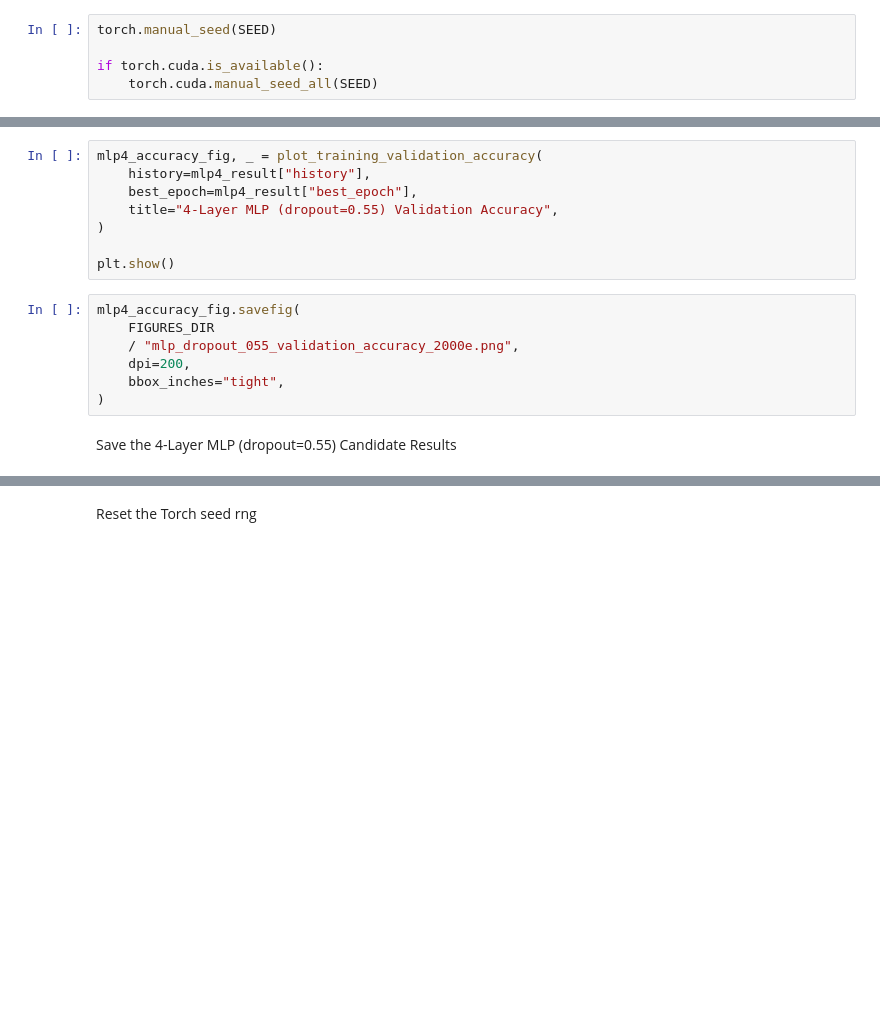
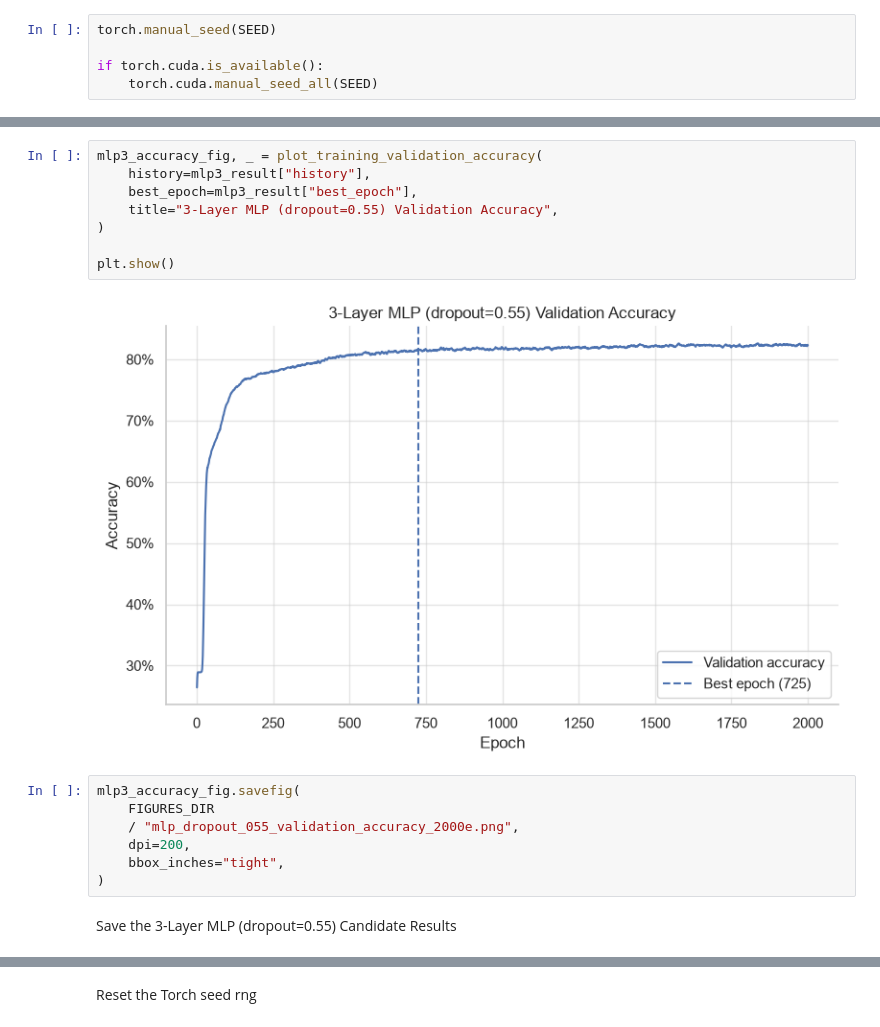
Before and after one commit to dm-uq/PatternAnalysis-2026, a Jupyter notebook: recognition/MultiLayer_GNN_s45506053/04_mlp_tuning.ipynb, the cells around one changed output, grey strips where cells are left out. Saved outputs shown, nothing was run; the diff lists cells and outputs as text; blank space fills up the shorter version.

```diff
--- a/recognition/MultiLayer_GNN_s45506053/04_mlp_tuning.ipynb
+++ b/recognition/MultiLayer_GNN_s45506053/04_mlp_tuning.ipynb
@@ -1106,18 +1323,20 @@ Visualise Validation Accuracy for the 4-Layer MLP (dropout=0.55)
 # %%
-mlp4_accuracy_fig, _ = plot_training_validation_accuracy(
-    history=mlp4_result["history"],
-    best_epoch=mlp4_result["best_epoch"],
-    title="4-Layer MLP (dropout=0.55) Validation Accuracy",
+mlp3_accuracy_fig, _ = plot_training_validation_accuracy(
+    history=mlp3_result["history"],
+    best_epoch=mlp3_result["best_epoch"],
+    title="3-Layer MLP (dropout=0.55) Validation Accuracy",
 )
 
 plt.show()
+# %% [output]
+[figure, added]
 # %%
-mlp4_accuracy_fig.savefig(
+mlp3_accuracy_fig.savefig(
     FIGURES_DIR
     / "mlp_dropout_055_validation_accuracy_2000e.png",
     dpi=200,
     bbox_inches="tight",
 )
 # %% [markdown]
-Save the 4-Layer MLP (dropout=0.55) Candidate Results
+Save the 3-Layer MLP (dropout=0.55) Candidate Results
 # %%
```
Also changed, not shown: parts of 364 cells of this notebook, 2 other files.
